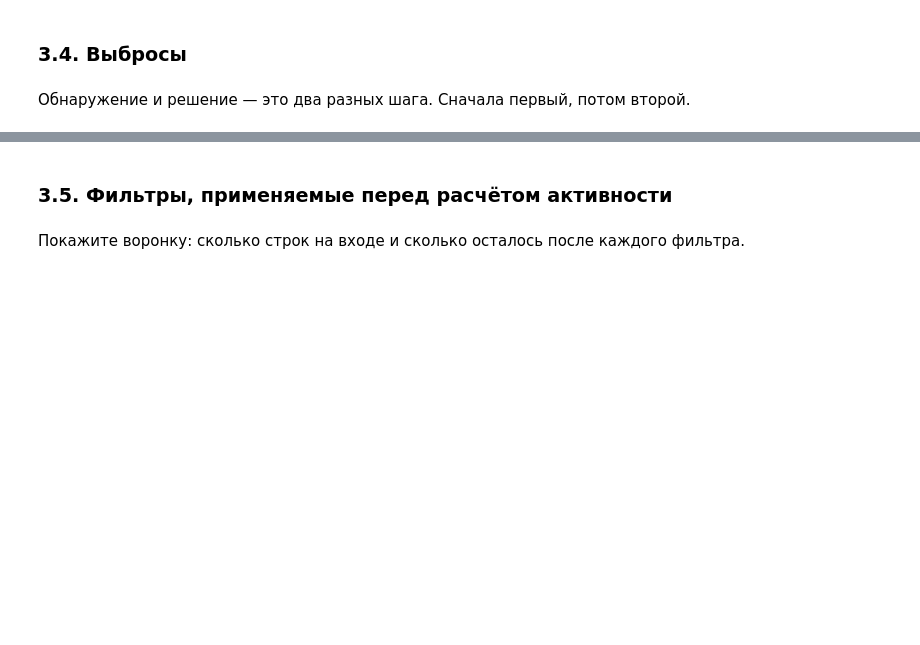
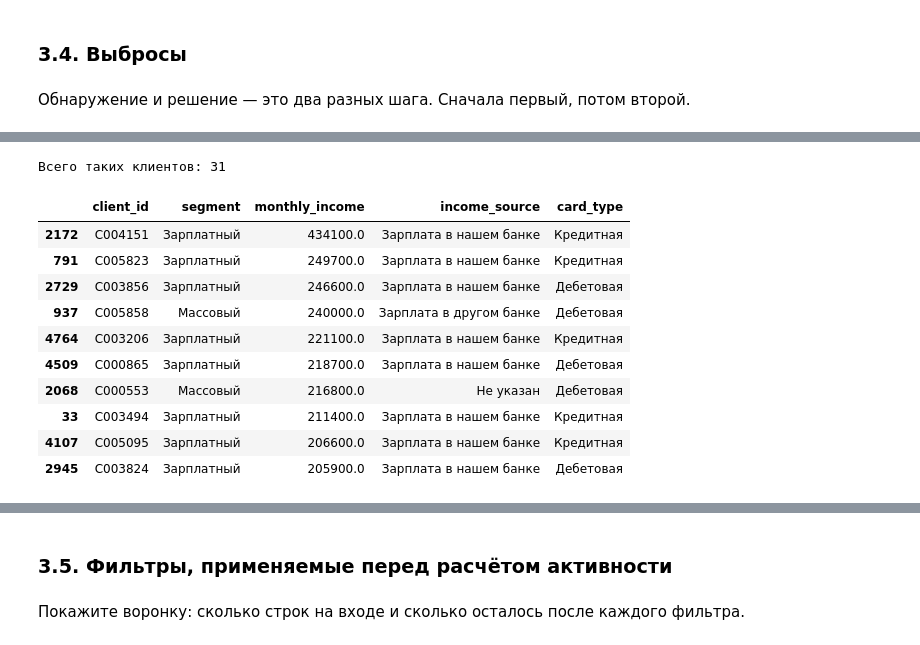
Before and after one commit to sonestos/Nikitenko_Sofya_Lab1, a Jupyter notebook: 01_analysis.ipynb, the cells around one changed output, grey strips where cells are left out. Cells and saved outputs as stored; diff of their text form; code cells hidden in the pictures; blank space fills up the shorter version.

```diff
--- a/01_analysis.ipynb
+++ b/01_analysis.ipynb
@@ -389,0 +499,21 @@ print(f"Прошли опрос: {clients['is_surveyed'].sum()} из {len(client
+# %%
+suspicious_income = clients[
+    (clients['monthly_income'] > upper_iqr_income) &
+    (clients['segment'].isin(['Массовый', 'Зарплатный']))
+]
+
+print(f"Всего таких клиентов: {len(suspicious_income)}")
+display(suspicious_income[['client_id', 'segment', 'monthly_income', 'income_source', 'card_type']].sort_values('monthly_income', ascending=False).head(10))
+# %% [output]
+Всего таких клиентов: 31
+|  | client_id | segment | monthly_income | income_source | card_type |
+| 2172 | C004151 | Зарплатный | 434100.0 | Зарплата в нашем банке | Кредитная |
+| 791 | C005823 | Зарплатный | 249700.0 | Зарплата в нашем банке | Кредитная |
+| 2729 | C003856 | Зарплатный | 246600.0 | Зарплата в нашем банке | Дебетовая |
+| 937 | C005858 | Массовый | 240000.0 | Зарплата в другом банке | Дебетовая |
+| 4764 | C003206 | Зарплатный | 221100.0 | Зарплата в нашем банке | Кредитная |
+| 4509 | C000865 | Зарплатный | 218700.0 | Зарплата в нашем банке | Дебетовая |
+| 2068 | C000553 | Массовый | 216800.0 | Не указан | Дебетовая |
+| 33 | C003494 | Зарплатный | 211400.0 | Зарплата в нашем банке | Кредитная |
+| 4107 | C005095 | Зарплатный | 206600.0 | Зарплата в нашем банке | Кредитная |
+| 2945 | C003824 | Зарплатный | 205900.0 | Зарплата в нашем банке | Дебетовая |
```
Also changed, not shown: parts of 34 cells of this notebook.
